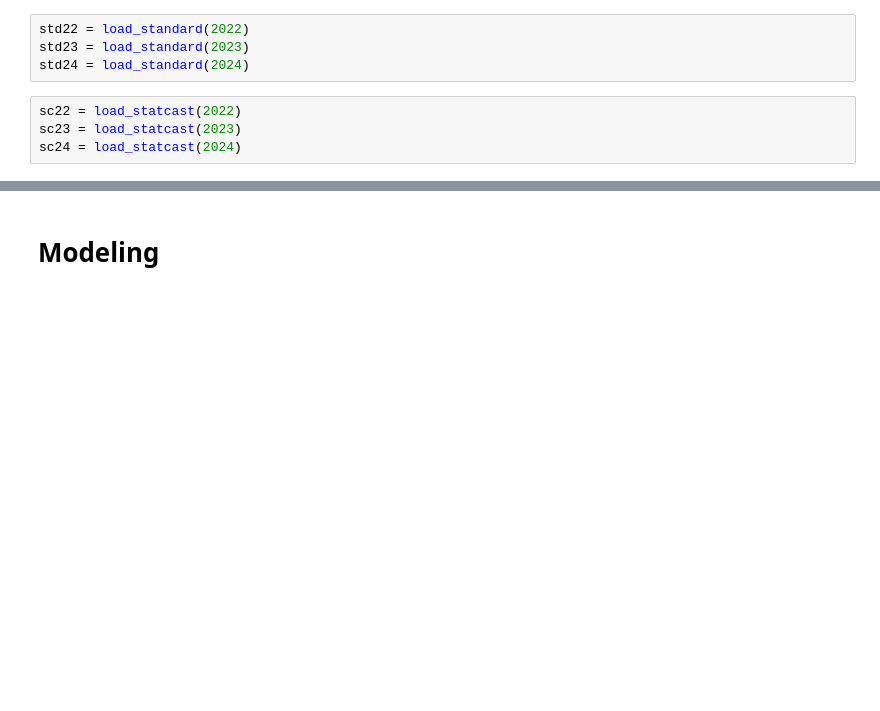
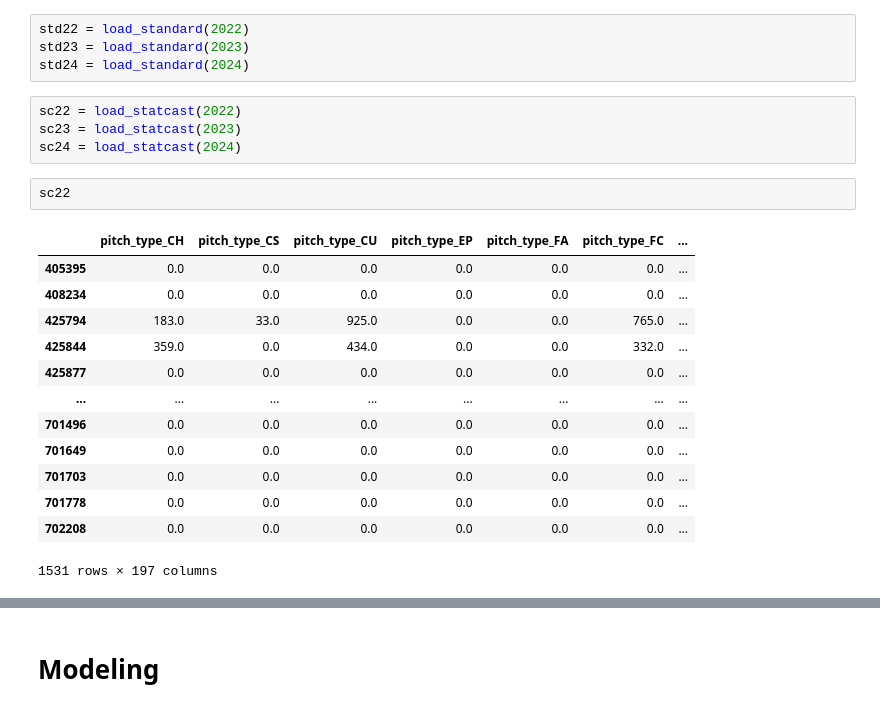
Before and after one commit to auto-d/moneyball-ml, a Jupyter notebook: eda.ipynb, the cells around one changed output, grey strips where cells are left out. Saved outputs shown, nothing was run; the diff lists cells and outputs as text; blank space fills up the shorter version.

```diff
--- a/eda.ipynb
+++ b/eda.ipynb
@@ -567,3 +567,19 @@ std24 = load_standard(2024)
 sc22 = load_statcast(2022)
 sc23 = load_statcast(2023)
 sc24 = load_statcast(2024)
+# %%
+sc22
+# %% [output]
+|  | pitch_type_CH | pitch_type_CS | pitch_type_CU | pitch_type_EP | pitch_type_FA | pitch_type_FC | ... |
+| 405395 | 0.0 | 0.0 | 0.0 | 0.0 | 0.0 | 0.0 | ... |
+| 408234 | 0.0 | 0.0 | 0.0 | 0.0 | 0.0 | 0.0 | ... |
+| 425794 | 183.0 | 33.0 | 925.0 | 0.0 | 0.0 | 765.0 | ... |
+| 425844 | 359.0 | 0.0 | 434.0 | 0.0 | 0.0 | 332.0 | ... |
+| 425877 | 0.0 | 0.0 | 0.0 | 0.0 | 0.0 | 0.0 | ... |
+| ... | ... | ... | ... | ... | ... | ... | ... |
+| 701496 | 0.0 | 0.0 | 0.0 | 0.0 | 0.0 | 0.0 | ... |
+| 701649 | 0.0 | 0.0 | 0.0 | 0.0 | 0.0 | 0.0 | ... |
+| 701703 | 0.0 | 0.0 | 0.0 | 0.0 | 0.0 | 0.0 | ... |
+| 701778 | 0.0 | 0.0 | 0.0 | 0.0 | 0.0 | 0.0 | ... |
+| 702208 | 0.0 | 0.0 | 0.0 | 0.0 | 0.0 | 0.0 | ... |
+1531 rows × 197 columns
```
Also changed, not shown: parts of 9 cells of this notebook, 2 other files.
